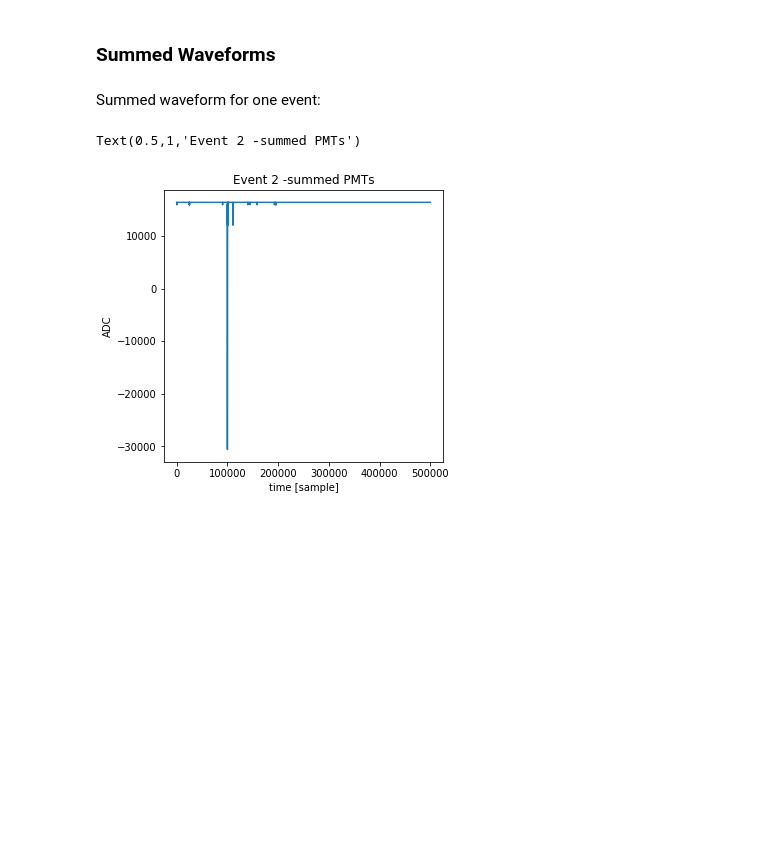
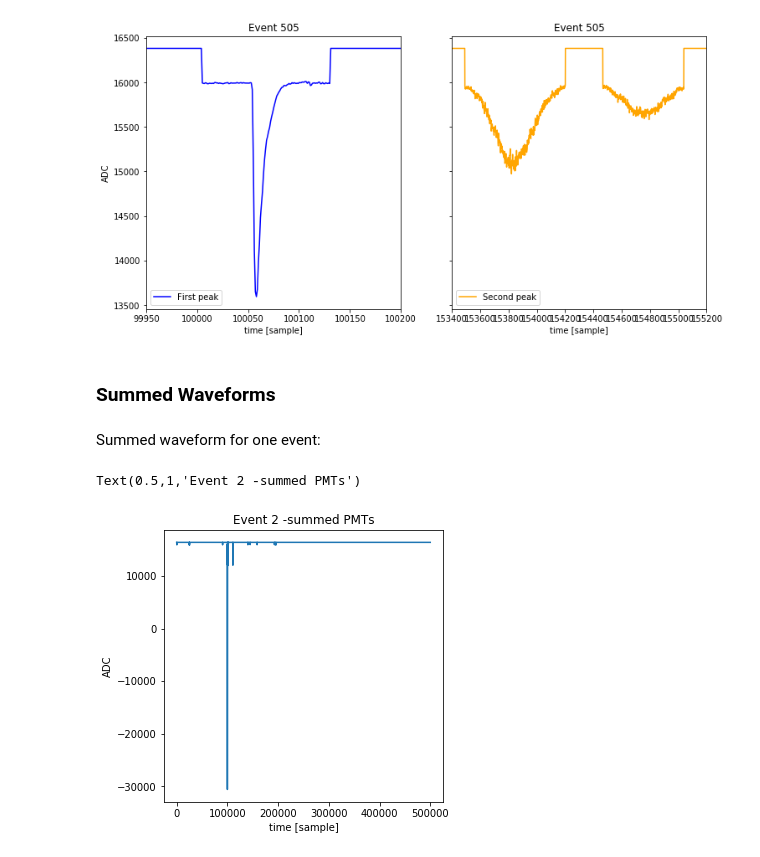
Before and after one commit to wesselrijk/XENON1T_NikhefProject, a Jupyter notebook: DataAnalysis/XENON1T-Waveforms.ipynb, the cells around one changed output. Drawn from its saved outputs; the diff is of its cells as text; code cells hidden in the pictures; blank space fills up the shorter version.

```diff
--- a/DataAnalysis/XENON1T-Waveforms.ipynb
+++ b/DataAnalysis/XENON1T-Waveforms.ipynb
@@ -87,3 +87,25 @@ ax[1].legend()
+# %%
+# Zoom in @around the peaks
+# Channel 254
+%matplotlib inline
+figs2, ax2 = plt.subplots(1, 2, sharey = True, figsize = (12., 6.))
+ax2[0].plot(Input[0], Input[1][channel2], label='First peak', color = 'blue')
+ax2[0].set_xlim(99950, 100200)
+ax2[1].plot(Input[0], Input[1][channel2], label='Second peak', color='orange')
+ax2[1].set_xlim(153400, 155200)
+#ax2[0].set_ylim(14500, 16500)
+ax2[0].set_ylabel("ADC")
+ax2[0].set_xlabel("time [sample]")
+ax2[1].set_xlabel("time [sample]")
+ax2[0].set_title('Event ' + str(eventnumber))
+ax2[1].set_title('Event ' + str(eventnumber))
+ax2[0].legend()
+ax2[1].legend()
+
+fname = 'TestFigures/NG' +str(eventnumber) + '_sum.png' #change 'Rn' and 'NG' accordingly
+figs2.savefig(fname, dpi = 300)
+# %% [output]
+[figure, added]
 # %%
 # storing waveforms (for all PMTs in channellist)
 for i in range(len(Input[2])):
```
Also changed, not shown: parts of 3 cells of this notebook, 25 other files.
